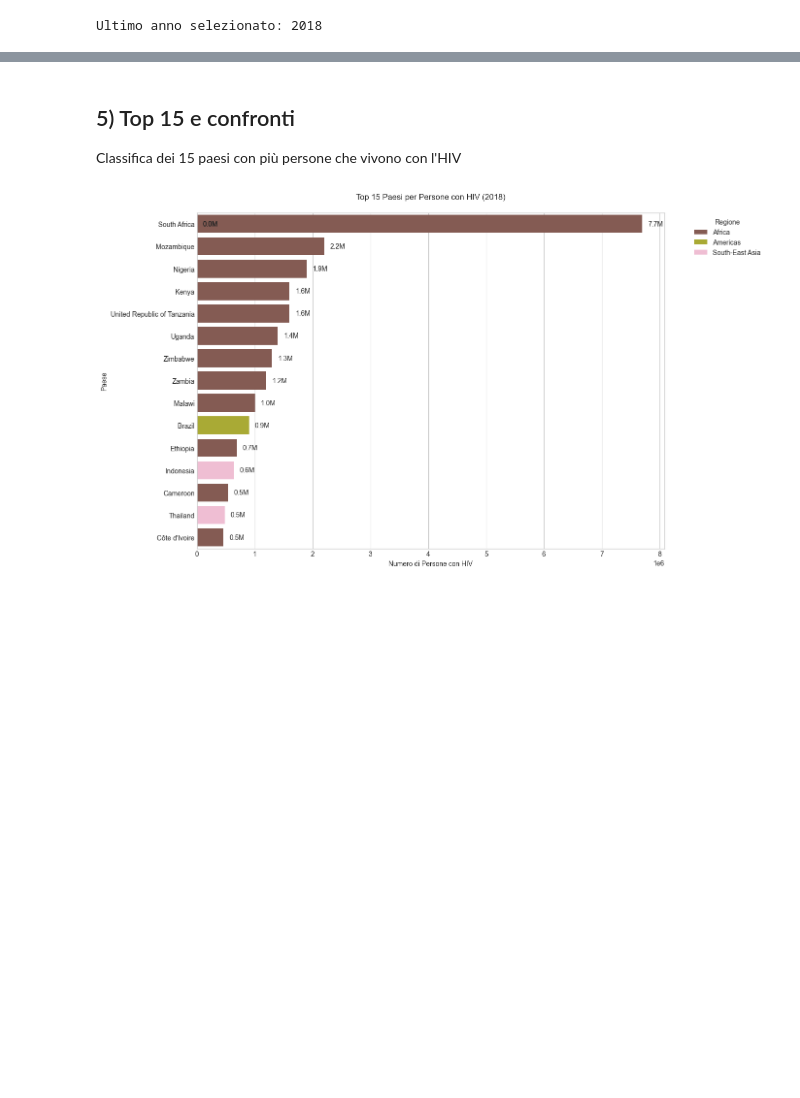
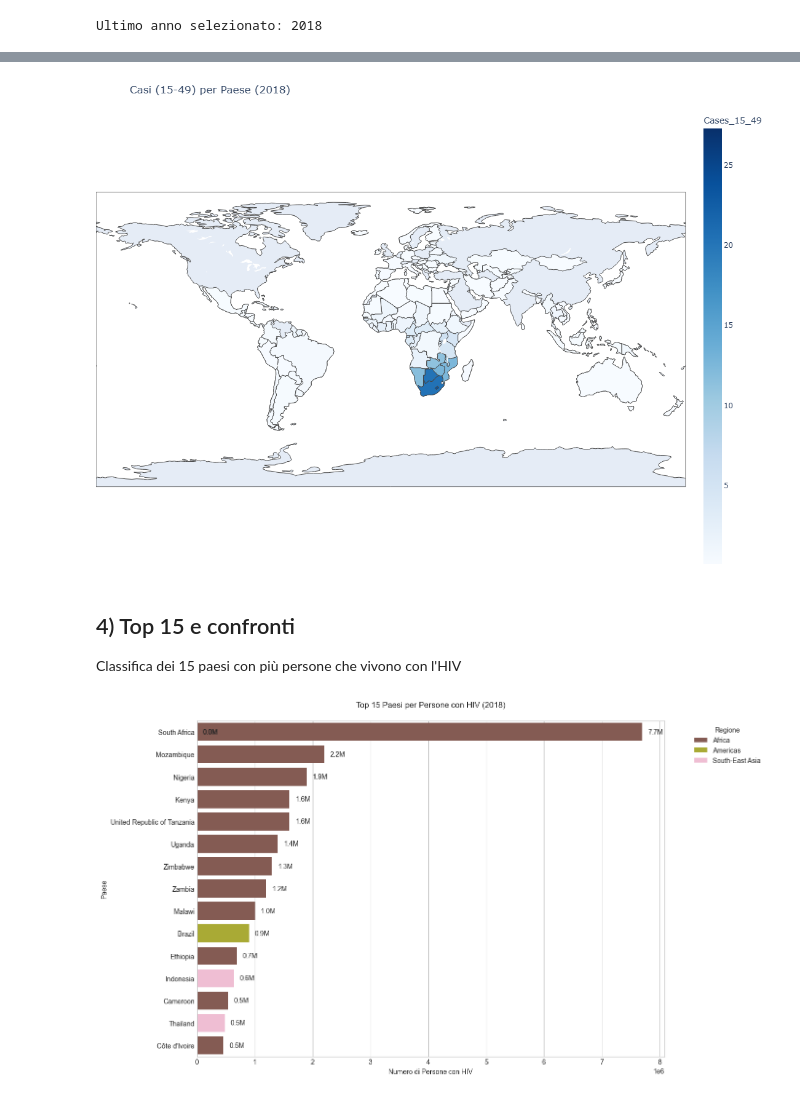
Before and after one commit to DanijelMerlo/HIV_progetto, a Jupyter notebook: HIV_DS.ipynb, the cells around one changed output, grey strips where cells are left out. Drawn from its saved outputs; the diff is of its cells as text; code cells hidden in the pictures; blank space fills up the shorter version.

```diff
--- a/HIV_DS.ipynb
+++ b/HIV_DS.ipynb
@@ -370,5 +366,21 @@ fig_cases.show()
+# %%
+# Mappa: Casi 15-49
+fig_cases = px.choropleth(merged_last.dropna(subset=['Cases_15_49']),
+                          locations='Country', locationmode='country names',
+                          color='Cases_15_49', hover_name='Country',
+                          hover_data=['Living','Deaths','Death_Ratio'],
+                          color_continuous_scale=px.colors.sequential.Blues,
+                          title=f'Casi (15-49) per Paese ({last_year})', scope='world')
+fig_cases.update_layout(
+    autosize=True,         # Si adatta alla larghezza della slide
+    height=800,
+    margin={"r":0,"t":50,"l":0,"b":0}, # Rimuove i margini laterali e inferiori (t=50 lascia spazio al titolo)
+)
+fig_cases.show()
+# %% [output]
+[figure, added]
 # %% [markdown]
-## 5) Top 15 e confronti
+## 4) Top 15 e confronti
 
 Classifica dei 15 paesi con più persone che vivono con l'HIV
 # %%
```
Also changed, not shown: parts of 15 cells of this notebook.
